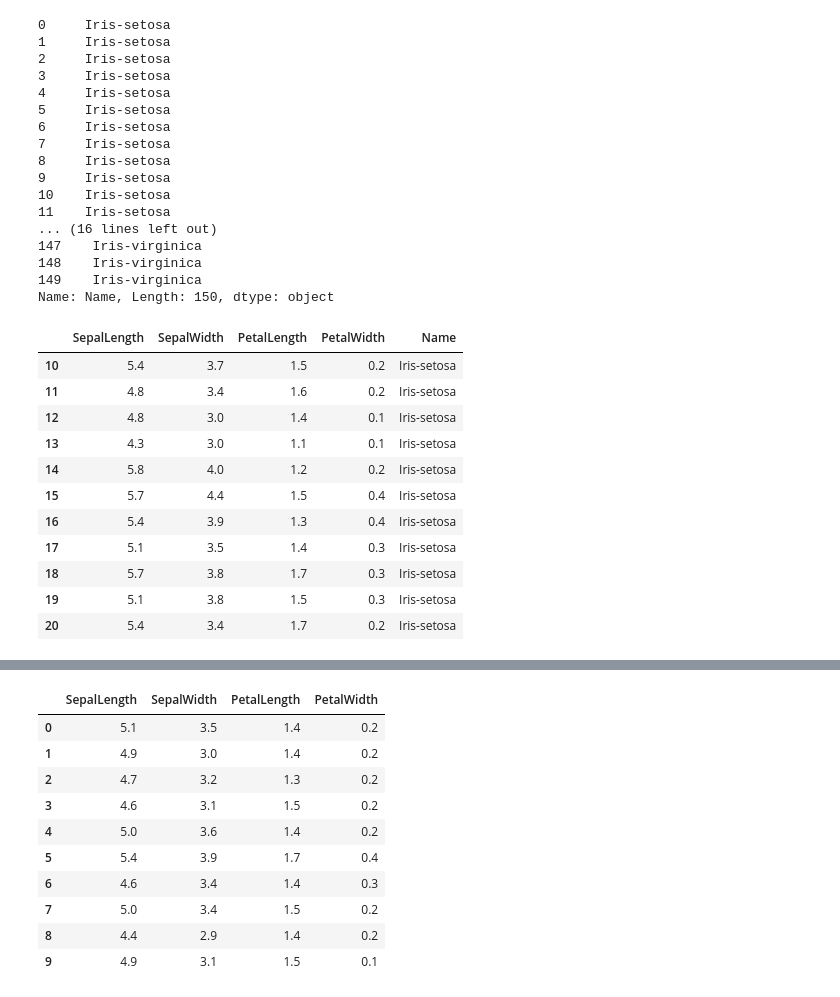
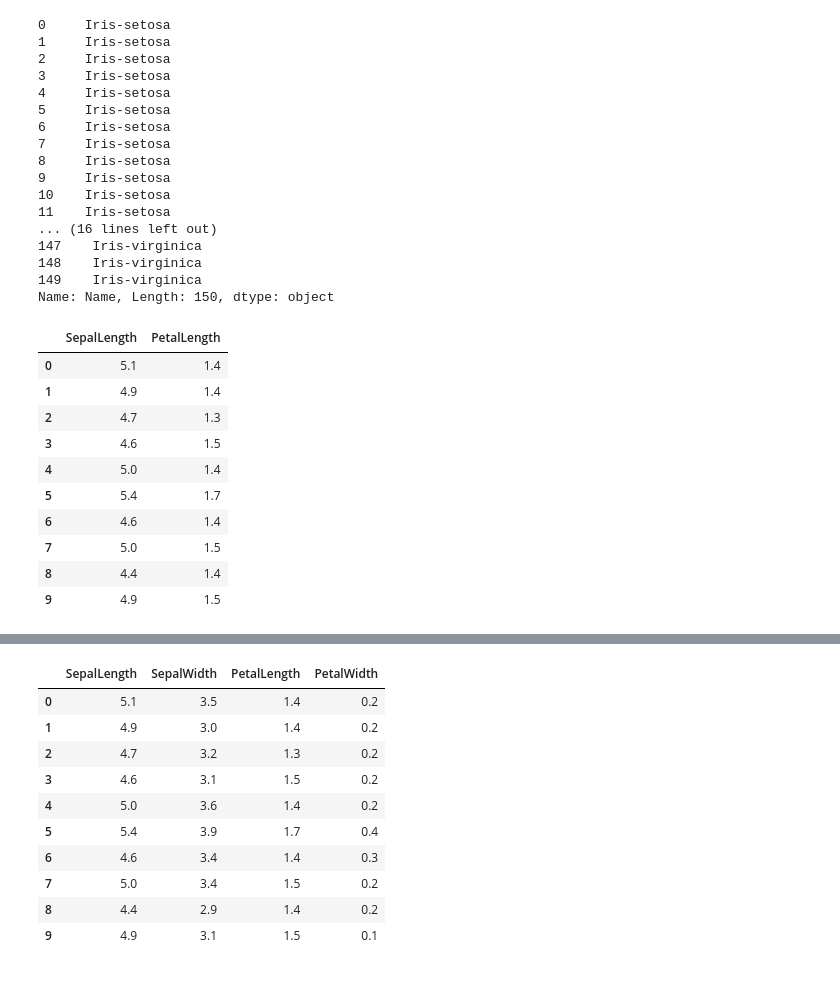
Before and after one commit to ambujtewari/stats607a-fall2014, a Jupyter notebook: Lecture 09.ipynb, the cells around one changed output, grey strips where cells are left out. Saved outputs shown, nothing was run; the diff lists cells and outputs as text; code cells hidden in the pictures.

```diff
--- a/Lecture 09.ipynb
+++ b/Lecture 09.ipynb
@@ -219,18 +264,17 @@ iris_data.Name  # columns can also be accessed as attributes
 148    Iris-virginica
 149    Iris-virginica
 Name: Name, Length: 150, dtype: object
-# %%
-iris_data.ix[10:20]
-# %% [output]
-|  | SepalLength | SepalWidth | PetalLength | PetalWidth | Name |
-| 10 | 5.4 | 3.7 | 1.5 | 0.2 | Iris-setosa |
-| 11 | 4.8 | 3.4 | 1.6 | 0.2 | Iris-setosa |
-| 12 | 4.8 | 3.0 | 1.4 | 0.1 | Iris-setosa |
-| 13 | 4.3 | 3.0 | 1.1 | 0.1 | Iris-setosa |
-| 14 | 5.8 | 4.0 | 1.2 | 0.2 | Iris-setosa |
-| 15 | 5.7 | 4.4 | 1.5 | 0.4 | Iris-setosa |
-| 16 | 5.4 | 3.9 | 1.3 | 0.4 | Iris-setosa |
-| 17 | 5.1 | 3.5 | 1.4 | 0.3 | Iris-setosa |
-| 18 | 5.7 | 3.8 | 1.7 | 0.3 | Iris-setosa |
-| 19 | 5.1 | 3.8 | 1.5 | 0.3 | Iris-setosa |
-| 20 | 5.4 | 3.4 | 1.7 | 0.2 | Iris-setosa |
+# %%
+iris_data.head(10)[[0, 2]]  # columns 0 (SepalLength) and 2 (PetalLength)
+# %% [output]
+|  | SepalLength | PetalLength |
+| 0 | 5.1 | 1.4 |
+| 1 | 4.9 | 1.4 |
+| 2 | 4.7 | 1.3 |
+| 3 | 4.6 | 1.5 |
+| 4 | 5.0 | 1.4 |
+| 5 | 5.4 | 1.7 |
+| 6 | 4.6 | 1.4 |
+| 7 | 5.0 | 1.5 |
+| 8 | 4.4 | 1.4 |
+| 9 | 4.9 | 1.5 |
```
Also changed, not shown: parts of 31 cells of this notebook.
